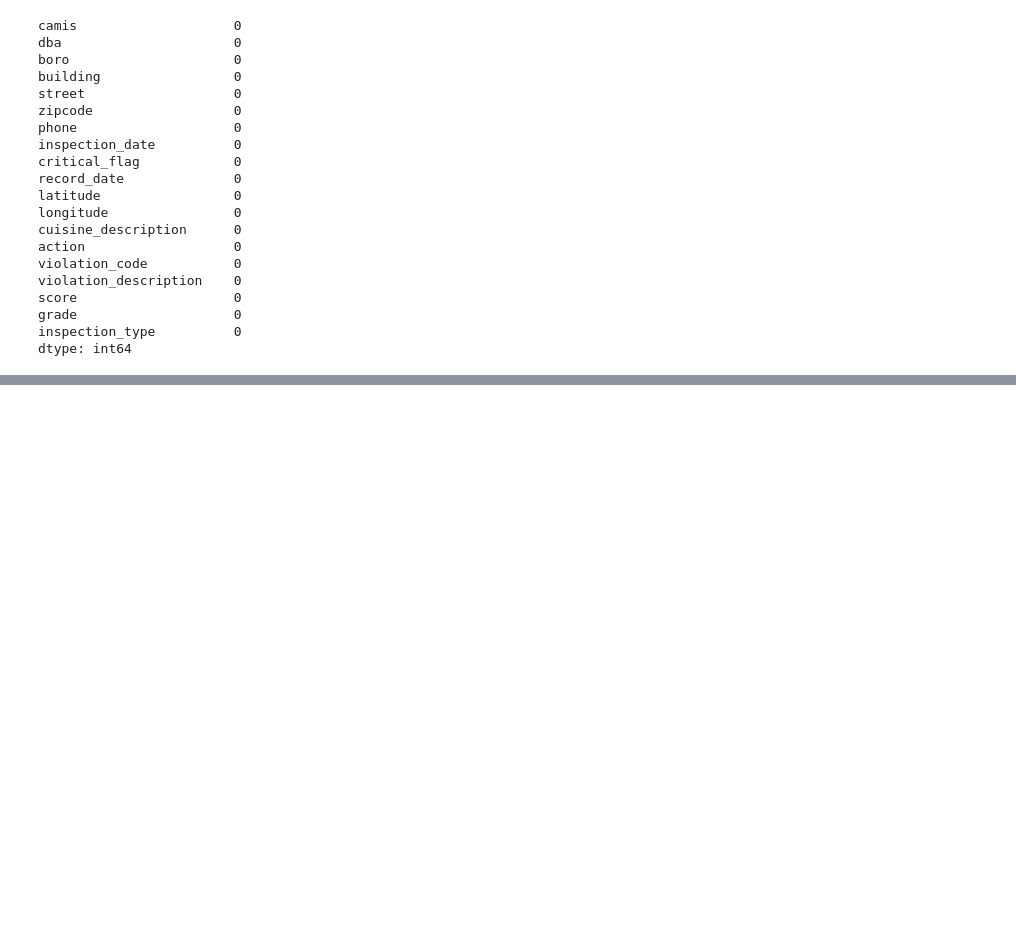
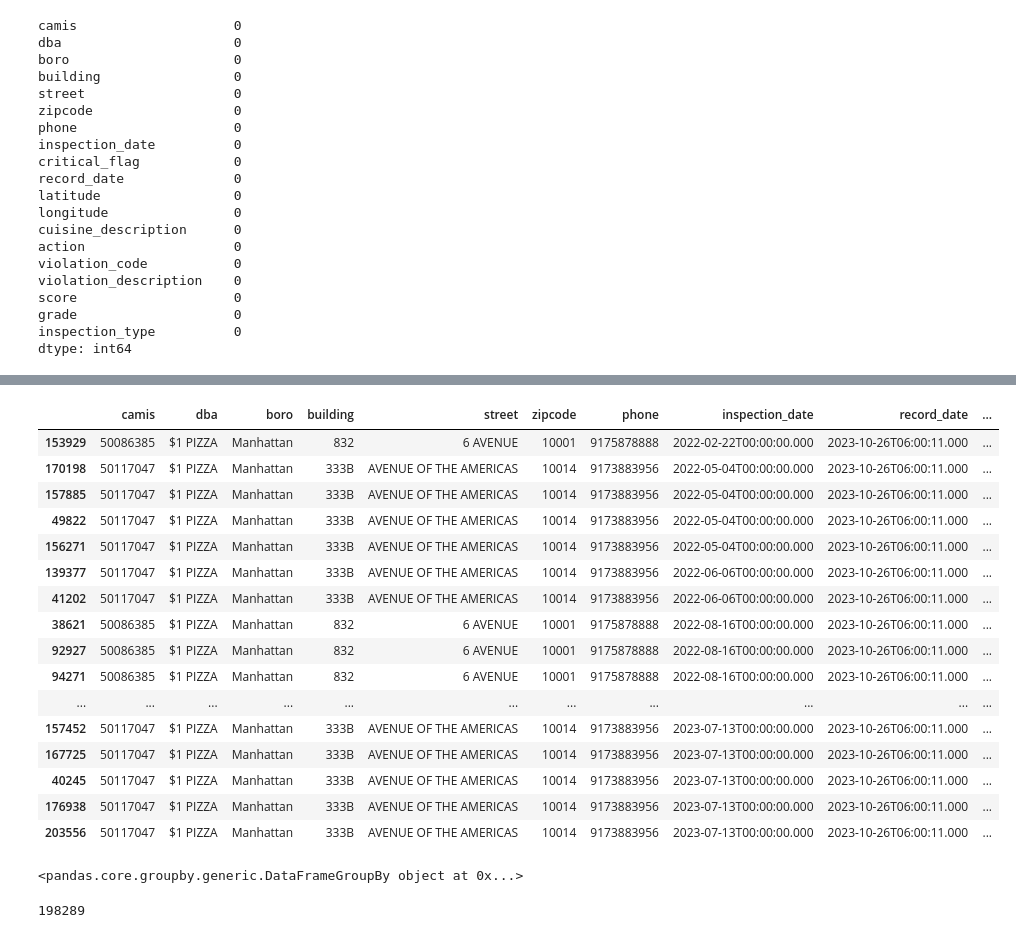
Before and after one commit to Somerville-2023/New-York-health-Inspection-Prediction, a Jupyter notebook: nick-folder/nick_work.ipynb, the cells around one changed output, grey strips where cells are left out. Cells and saved outputs as stored; diff of their text form; code cells hidden in the pictures; blank space fills up the shorter version.

```diff
--- a/nick-folder/nick_work.ipynb
+++ b/nick-folder/nick_work.ipynb
@@ -365,0 +387,3 @@ dtype: int64
+# %%
+full_addy = ny.building + ' ' + ny.street + ' ' + ny.zipcode.astype(str)
+ny['full_address'] = full_addy
@@ -365,0 +410,2 @@ dtype: int64
+# %%
+agg_violations = ny.groupby(['camis','inspection_date']).agg({'violation_code': lambda x: x.tolist(),'violation_description':lambda x: x.tolist()})
@@ -365,0 +438,10 @@ dtype: int64
+# %%
+agg_data_code = []
+agg_data_description = []
+
+for cam, date in zip(ny.camis, ny.inspection_date):
+    agg_data_code.append(agg_violations.loc[(cam, date)][0])
+    agg_data_description.append(agg_violations.loc[(cam, date)][1])
+
+ny.violation_code = agg_data_code
+ny.violation_description = agg_data_description
@@ -365,0 +464,28 @@ dtype: int64
+# %%
+ny[ny.dba == '$1 PIZZA'].sort_values('inspection_date')
+# %% [output]
+|  | camis | dba | boro | building | street | zipcode | phone | inspection_date | record_date | ... |
+| 153929 | 50086385 | $1 PIZZA | Manhattan | 832 | 6 AVENUE | 10001 | 9175878888 | 2022-02-22T00:00:00.000 | 2023-10-26T06:00:11.000 | ... |
+| 170198 | 50117047 | $1 PIZZA | Manhattan | 333B | AVENUE OF THE AMERICAS | 10014 | 9173883956 | 2022-05-04T00:00:00.000 | 2023-10-26T06:00:11.000 | ... |
+| 157885 | 50117047 | $1 PIZZA | Manhattan | 333B | AVENUE OF THE AMERICAS | 10014 | 9173883956 | 2022-05-04T00:00:00.000 | 2023-10-26T06:00:11.000 | ... |
+| 49822 | 50117047 | $1 PIZZA | Manhattan | 333B | AVENUE OF THE AMERICAS | 10014 | 9173883956 | 2022-05-04T00:00:00.000 | 2023-10-26T06:00:11.000 | ... |
+| 156271 | 50117047 | $1 PIZZA | Manhattan | 333B | AVENUE OF THE AMERICAS | 10014 | 9173883956 | 2022-05-04T00:00:00.000 | 2023-10-26T06:00:11.000 | ... |
+| 139377 | 50117047 | $1 PIZZA | Manhattan | 333B | AVENUE OF THE AMERICAS | 10014 | 9173883956 | 2022-06-06T00:00:00.000 | 2023-10-26T06:00:11.000 | ... |
+| 41202 | 50117047 | $1 PIZZA | Manhattan | 333B | AVENUE OF THE AMERICAS | 10014 | 9173883956 | 2022-06-06T00:00:00.000 | 2023-10-26T06:00:11.000 | ... |
+| 38621 | 50086385 | $1 PIZZA | Manhattan | 832 | 6 AVENUE | 10001 | 9175878888 | 2022-08-16T00:00:00.000 | 2023-10-26T06:00:11.000 | ... |
+| 92927 | 50086385 | $1 PIZZA | Manhattan | 832 | 6 AVENUE | 10001 | 9175878888 | 2022-08-16T00:00:00.000 | 2023-10-26T06:00:11.000 | ... |
+| 94271 | 50086385 | $1 PIZZA | Manhattan | 832 | 6 AVENUE | 10001 | 9175878888 | 2022-08-16T00:00:00.000 | 2023-10-26T06:00:11.000 | ... |
+| ... | ... | ... | ... | ... | ... | ... | ... | ... | ... | ... |
+| 157452 | 50117047 | $1 PIZZA | Manhattan | 333B | AVENUE OF THE AMERICAS | 10014 | 9173883956 | 2023-07-13T00:00:00.000 | 2023-10-26T06:00:11.000 | ... |
+| 167725 | 50117047 | $1 PIZZA | Manhattan | 333B | AVENUE OF THE AMERICAS | 10014 | 9173883956 | 2023-07-13T00:00:00.000 | 2023-10-26T06:00:11.000 | ... |
+| 40245 | 50117047 | $1 PIZZA | Manhattan | 333B | AVENUE OF THE AMERICAS | 10014 | 9173883956 | 2023-07-13T00:00:00.000 | 2023-10-26T06:00:11.000 | ... |
+| 176938 | 50117047 | $1 PIZZA | Manhattan | 333B | AVENUE OF THE AMERICAS | 10014 | 9173883956 | 2023-07-13T00:00:00.000 | 2023-10-26T06:00:11.000 | ... |
+| 203556 | 50117047 | $1 PIZZA | Manhattan | 333B | AVENUE OF THE AMERICAS | 10014 | 9173883956 | 2023-07-13T00:00:00.000 | 2023-10-26T06:00:11.000 | ... |
+# %%
+ny.groupby(['camis','inspection_date'])
+# %% [output]
+<pandas.core.groupby.generic.DataFrameGroupBy object at 0x...>
+# %%
+len(agg_data_code)
+# %% [output]
+198289
```
Also changed, not shown: parts of 11 cells of this notebook, 1 other file.
